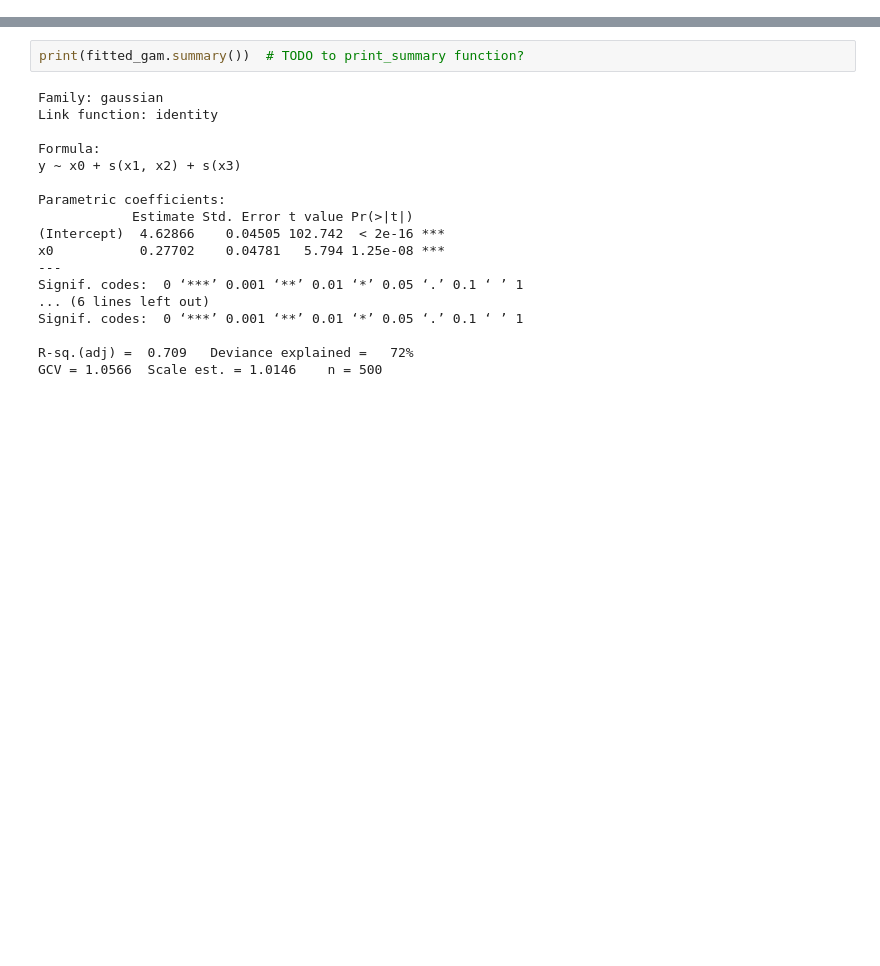
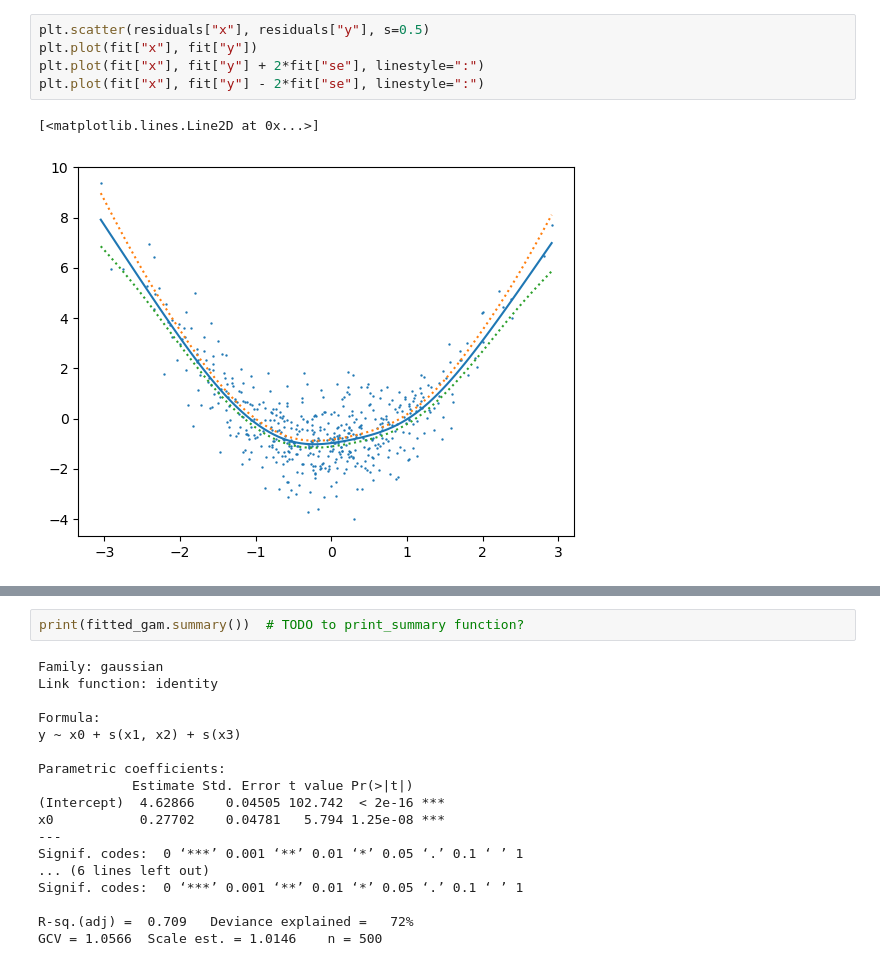
Before and after one commit to danielward27/pymgcv, a Jupyter notebook: docs/examples/simple_example.ipynb, the cells around one changed output, grey strips where cells are left out. Drawn from its saved outputs; the diff is of its cells as text; blank space fills up the shorter version.

```diff
--- a/docs/examples/simple_example.ipynb
+++ b/docs/examples/simple_example.ipynb
@@ -32,0 +84,8 @@ fitted_gam = gam(
+# %%
+plt.scatter(residuals["x"], residuals["y"], s=0.5)
+plt.plot(fit["x"], fit["y"])
+plt.plot(fit["x"], fit["y"] + 2*fit["se"], linestyle=":")
+plt.plot(fit["x"], fit["y"] - 2*fit["se"], linestyle=":")
+# %% [output]
+[<matplotlib.lines.Line2D at 0x...>]
+[figure, added]
```
Also changed, not shown: parts of 9 cells of this notebook.
